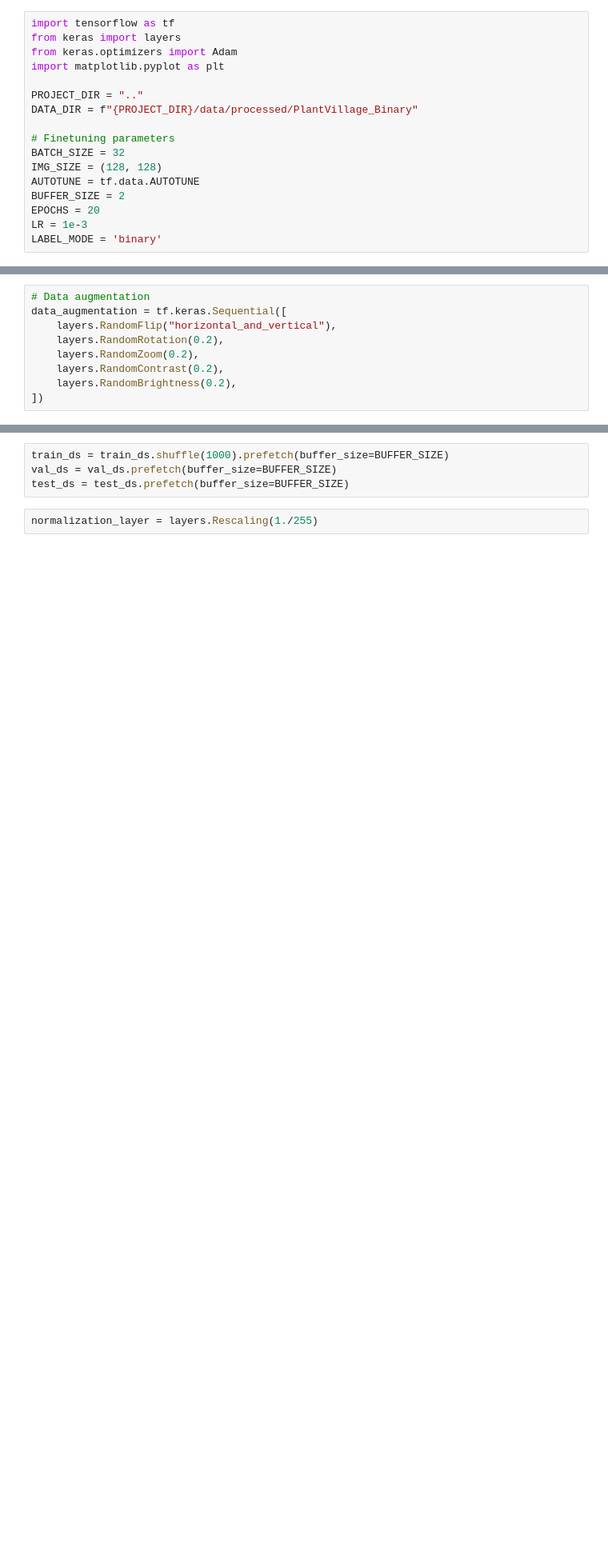
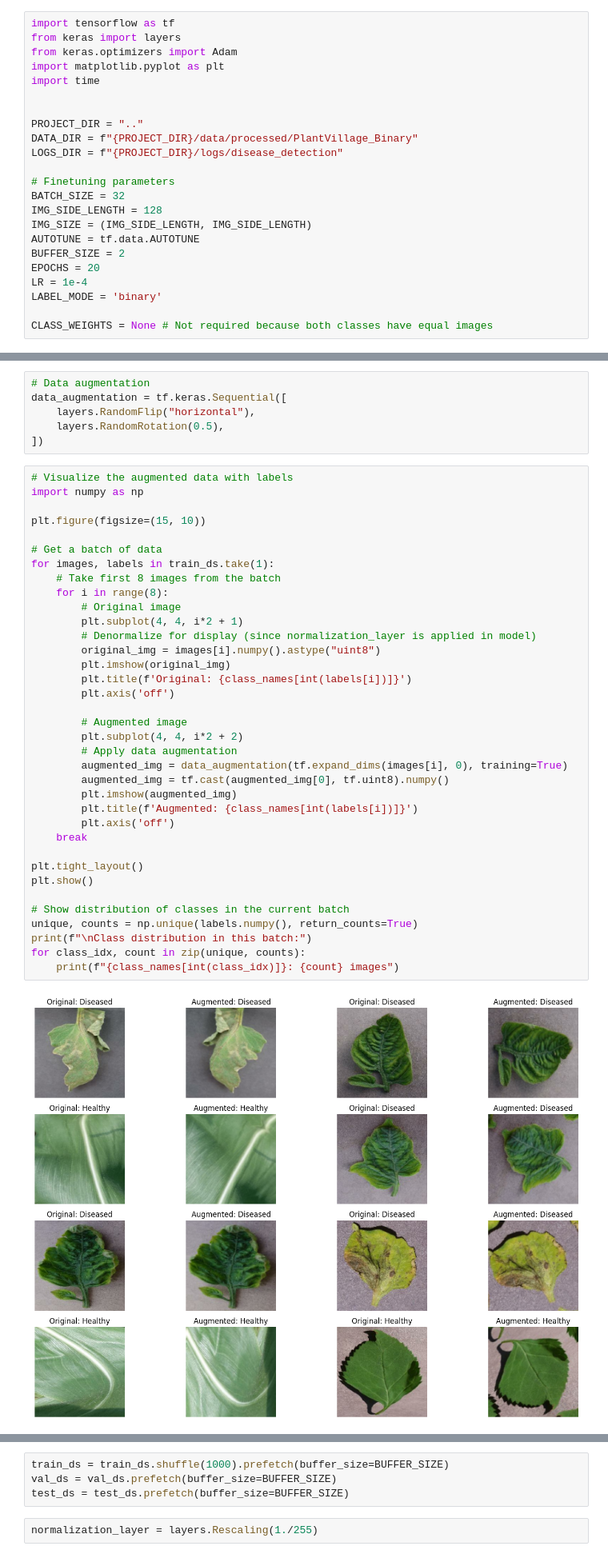
Before and after one commit to tehaandev/fyp-agro-edge-ai, a Jupyter notebook: notebooks/1_disease_detection.ipynb, the cells around one changed output, grey strips where cells are left out. Shown at 80% size. Saved outputs shown, nothing was run; the diff lists cells and outputs as text; blank space fills up the shorter version.

```diff
--- a/notebooks/1_disease_detection.ipynb
+++ b/notebooks/1_disease_detection.ipynb
@@ -3,18 +3,24 @@ import tensorflow as tf
 from keras import layers
 from keras.optimizers import Adam
 import matplotlib.pyplot as plt
+import time
+
 
 PROJECT_DIR = ".."
 DATA_DIR = f"{PROJECT_DIR}/data/processed/PlantVillage_Binary"
+LOGS_DIR = f"{PROJECT_DIR}/logs/disease_detection"
 
 # Finetuning parameters
 BATCH_SIZE = 32
-IMG_SIZE = (128, 128)
+IMG_SIDE_LENGTH = 128
+IMG_SIZE = (IMG_SIDE_LENGTH, IMG_SIDE_LENGTH)
 AUTOTUNE = tf.data.AUTOTUNE
 BUFFER_SIZE = 2
 EPOCHS = 20
-LR = 1e-3
+LR = 1e-4
 LABEL_MODE = 'binary'
+
+CLASS_WEIGHTS = None # Not required because both classes have equal images
 # %%
 gpus = tf.config.list_physical_devices('GPU')
 if gpus:
@@ -55,9 +79,44 @@ class_names = train_ds.class_names
 # %%
 # Data augmentation
 data_augmentation = tf.keras.Sequential([
-    layers.RandomFlip("horizontal_and_vertical"),
-    layers.RandomRotation(0.2),
-    layers.RandomZoom(0.2),
-    layers.RandomContrast(0.2),
-    layers.RandomBrightness(0.2),
+    layers.RandomFlip("horizontal"),
+    layers.RandomRotation(0.5),
 ])
+# %%
+# Visualize the augmented data with labels
+import numpy as np
+
+plt.figure(figsize=(15, 10))
+
+# Get a batch of data
+for images, labels in train_ds.take(1):
+    # Take first 8 images from the batch
+    for i in range(8):
+        # Original image
+        plt.subplot(4, 4, i*2 + 1)
+        # Denormalize for display (since normalization_layer is applied in model)
+        original_img = images[i].numpy().astype("uint8")
+        plt.imshow(original_img)
+        plt.title(f'Original: {class_names[int(labels[i])]}')
+        plt.axis('off')
+
+        # Augmented image
+        plt.subplot(4, 4, i*2 + 2)
+        # Apply data augmentation
+        augmented_img = data_augmentation(tf.expand_dims(images[i], 0), training=True)
+        augmented_img = tf.cast(augmented_img[0], tf.uint8).numpy()
+        plt.imshow(augmented_img)
+        plt.title(f'Augmented: {class_names[int(labels[i])]}')
+        plt.axis('off')
+    break
+
+plt.tight_layout()
+plt.show()
+
+# Show distribution of classes in the current batch
+unique, counts = np.unique(labels.numpy(), return_counts=True)
+print(f"\nClass distribution in this batch:")
+for class_idx, count in zip(unique, counts):
+    print(f"{class_names[int(class_idx)]}: {count} images")
+# %% [output]
+[figure, added]
```
Also changed, not shown: parts of 17 cells of this notebook, 3 other files.
